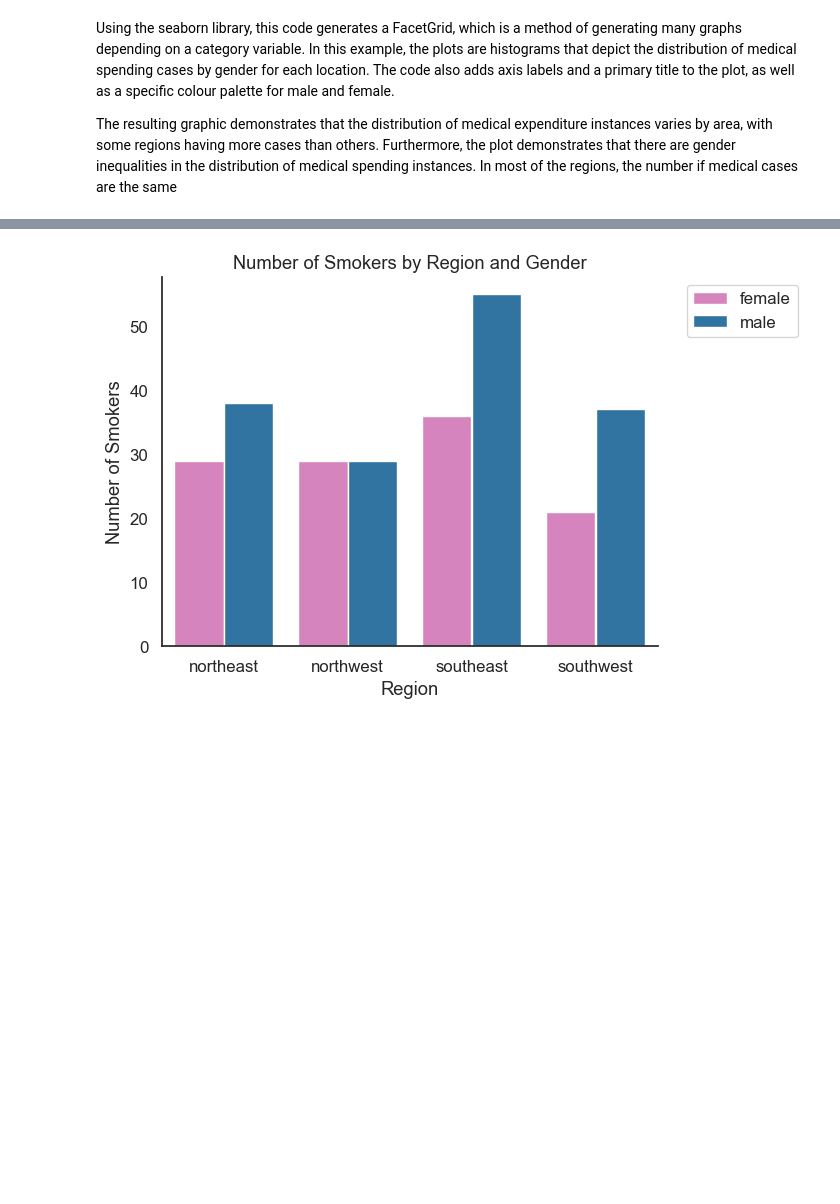
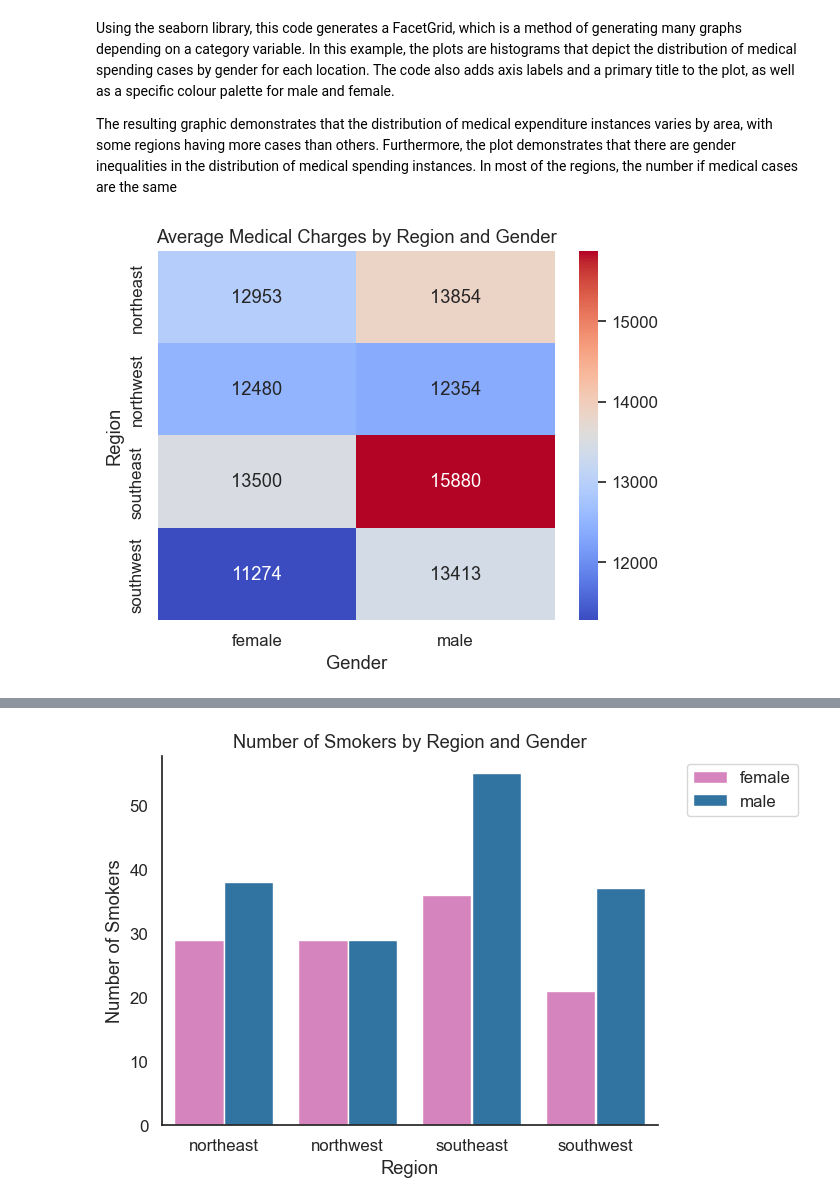
Before and after one commit to ubco-W2022T2-data301/project-group-group40, a Jupyter notebook: analysis/analysis2.ipynb, the cells around one changed output, grey strips where cells are left out. Cells and saved outputs as stored; diff of their text form; code cells hidden in the pictures; blank space fills up the shorter version.

```diff
--- a/analysis/analysis2.ipynb
+++ b/analysis/analysis2.ipynb
@@ -40,3 +41,15 @@ Using the seaborn library, this code generates a FacetGrid, which is a method of
 category variable. In this example, the plots are histograms that depict the distribution of medical spending cases by gender for each location. The code also adds axis labels and a primary title to the plot, as well as a specific colour palette for male and female.
 
 The resulting graphic demonstrates that the distribution of medical expenditure instances varies by area, with some regions having more cases than others. Furthermore, the plot demonstrates that there are gender inequalities in the distribution of medical spending instances. In most of the regions, the number if medical cases are the same
+# %%
+import seaborn as sns
+
+charges_pivot = pd.pivot_table(df, values='charges', index='region', columns='sex', aggfunc='mean')
+
+sns.heatmap(charges_pivot, cmap='coolwarm', annot=True, fmt='.0f')
+plt.title('Average Medical Charges by Region and Gender')
+plt.xlabel('Gender')
+plt.ylabel('Region')
+plt.show()
+# %% [output]
+[figure, added]
```
Also changed, not shown: parts of 13 cells of this notebook, 4 other files.
